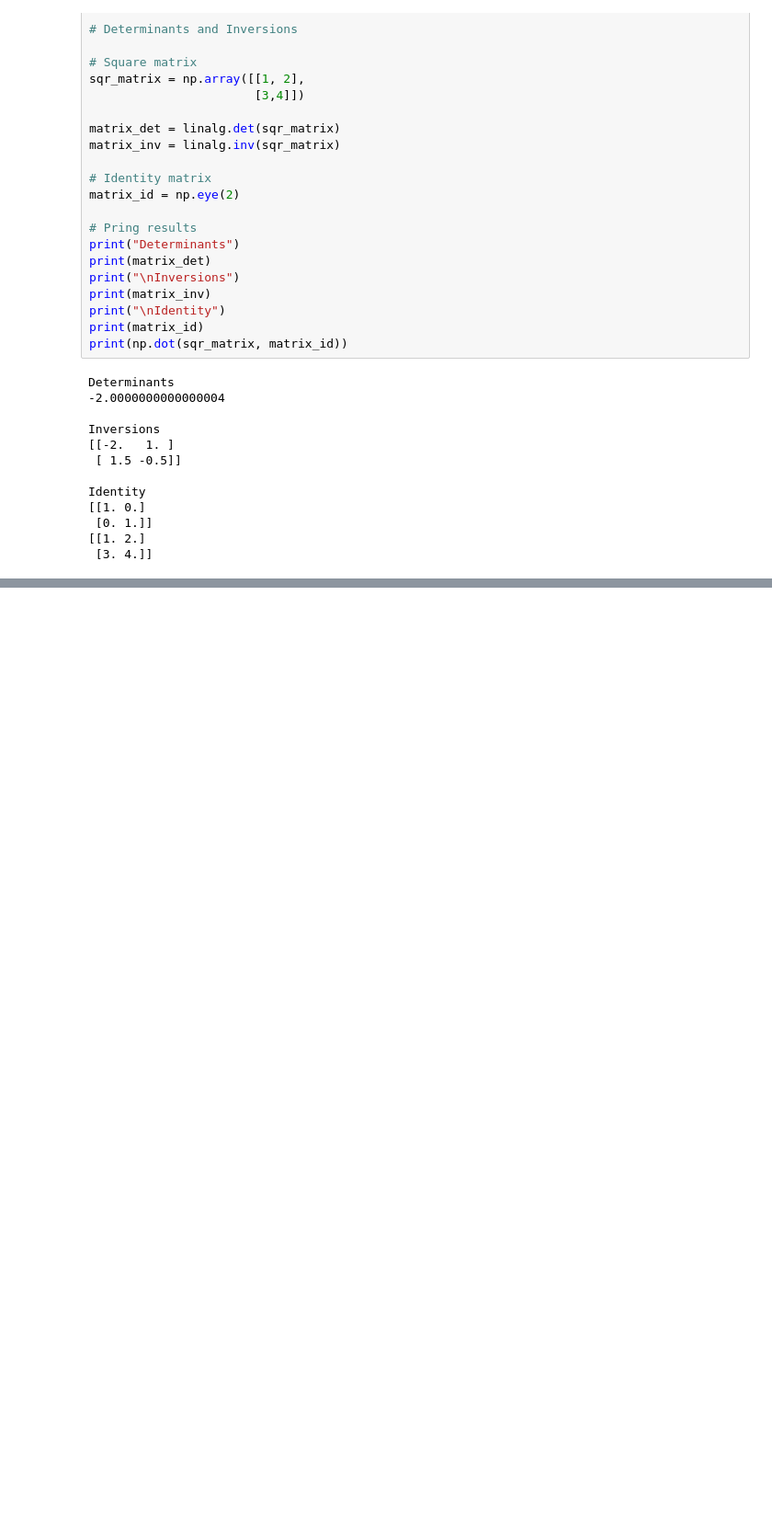
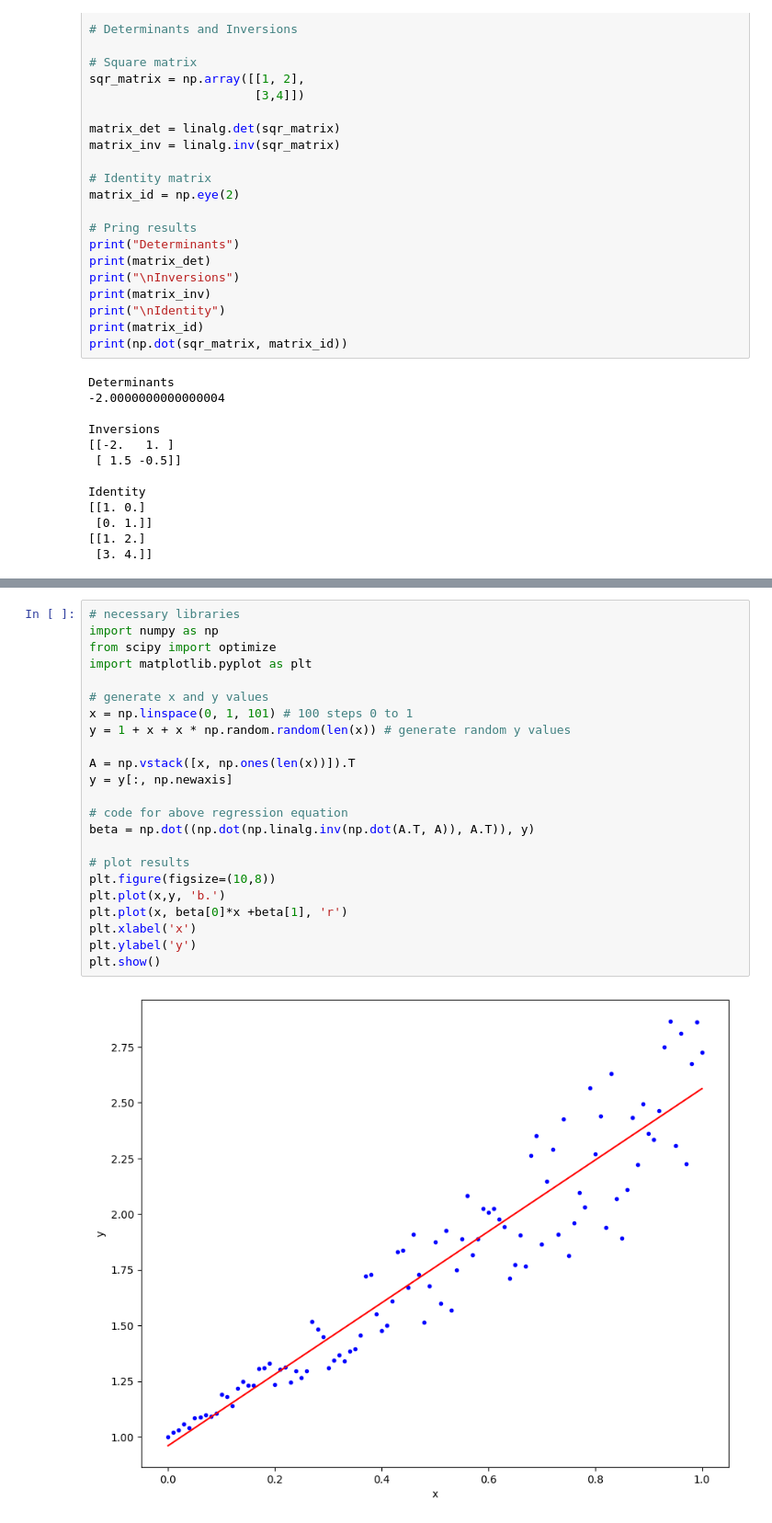
Before and after one commit to ColeTKrause/MAT421, a Jupyter notebook: Module_C.ipynb, the cells around one changed output, grey strips where cells are left out. Shown: that part at 92% size. Saved outputs shown, nothing was run; the diff lists cells and outputs as text; blank space fills up the shorter version.

```diff
--- a/Module_C.ipynb
+++ b/Module_C.ipynb
@@ -124,0 +239,25 @@ Identity
+# %%
+# necessary libraries
+import numpy as np
+from scipy import optimize
+import matplotlib.pyplot as plt
+
+# generate x and y values
+x = np.linspace(0, 1, 101) # 100 steps 0 to 1
+y = 1 + x + x * np.random.random(len(x)) # generate random y values
+
+A = np.vstack([x, np.ones(len(x))]).T
+y = y[:, np.newaxis]
+
+# code for above regression equation
+beta = np.dot((np.dot(np.linalg.inv(np.dot(A.T, A)), A.T)), y)
+
+# plot results
+plt.figure(figsize=(10,8))
+plt.plot(x,y, 'b.')
+plt.plot(x, beta[0]*x +beta[1], 'r')
+plt.xlabel('x')
+plt.ylabel('y')
+plt.show()
+# %% [output]
+[figure, added]
```
Also changed, not shown: parts of 9 cells of this notebook.
